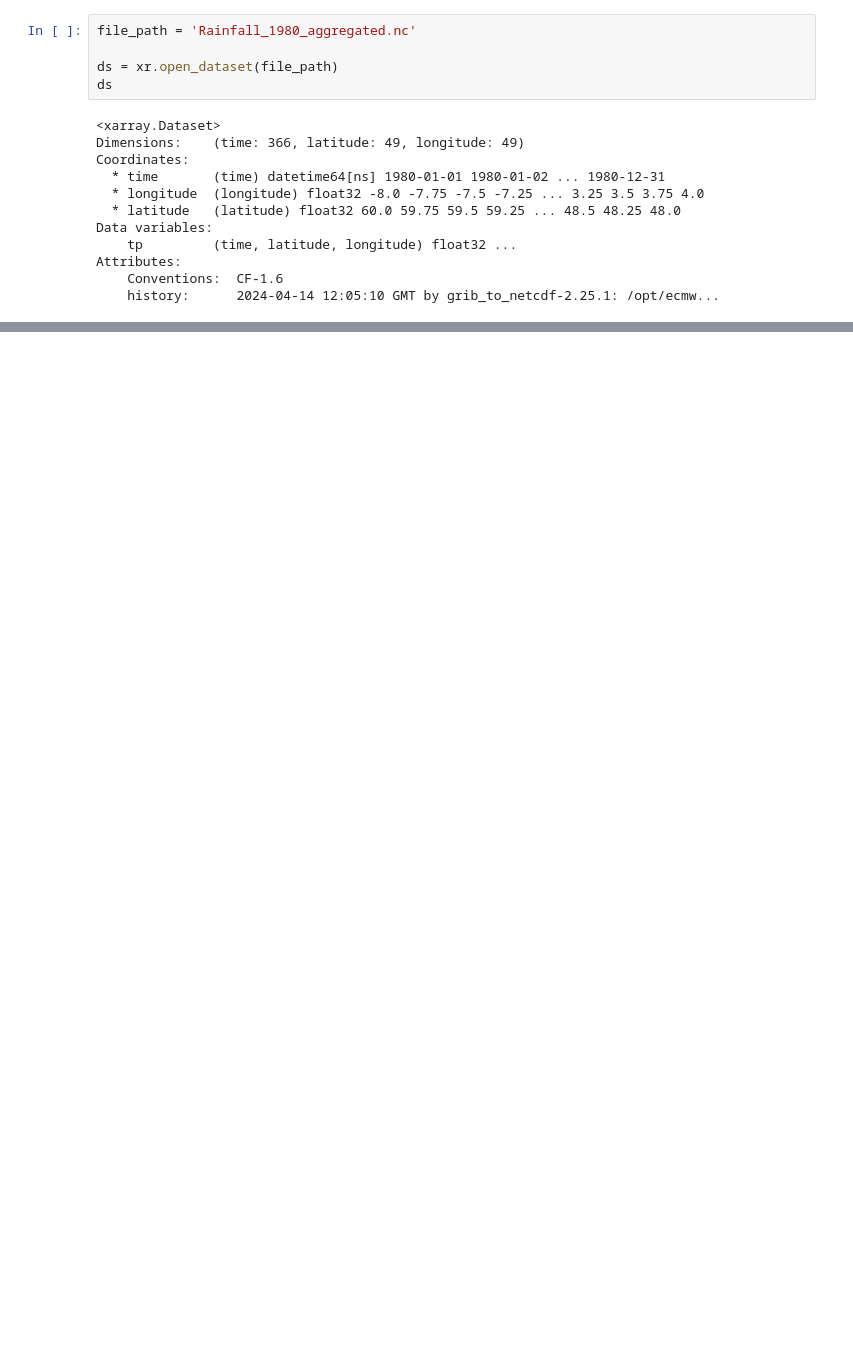
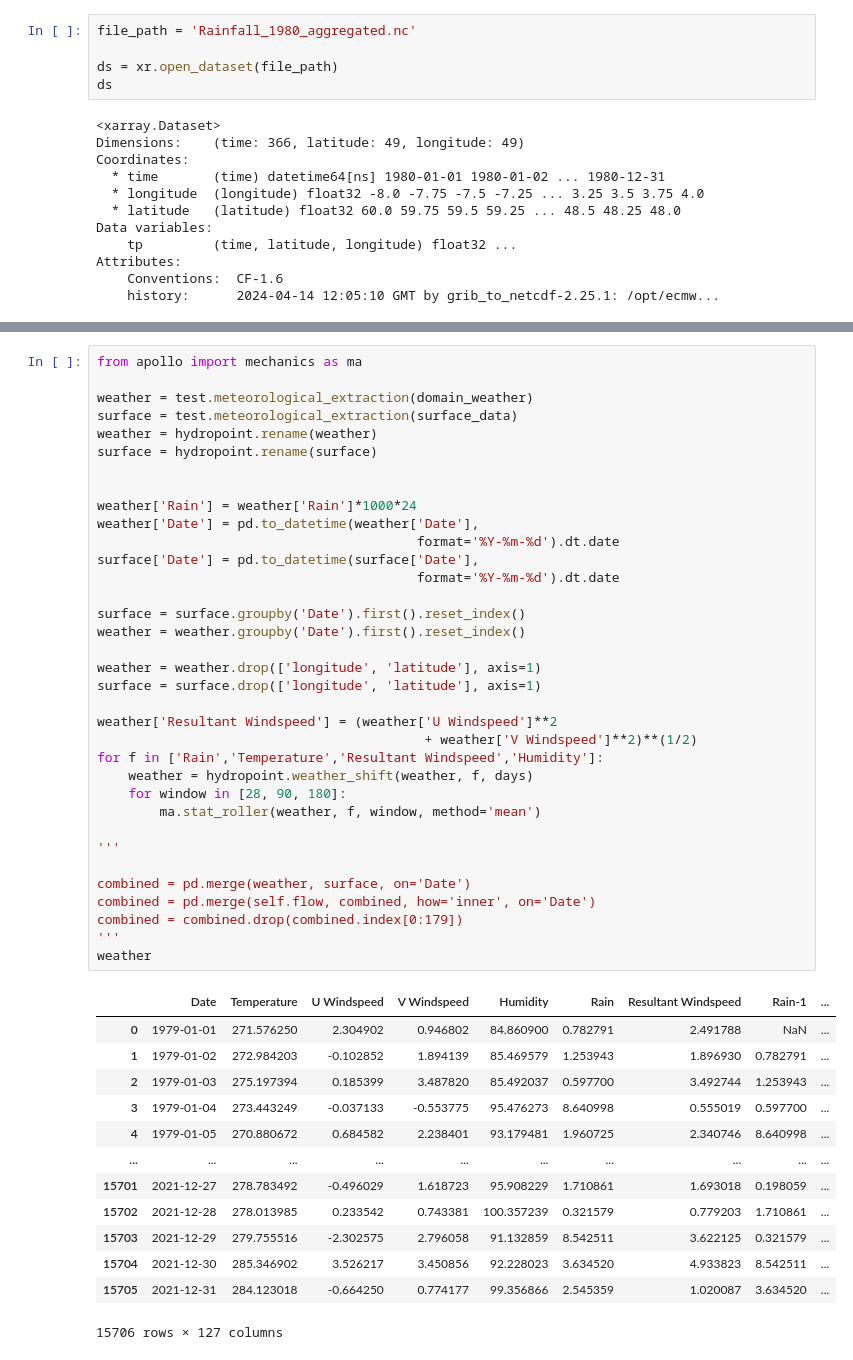
Before and after one commit to AlineGenvision/Lowlands-vs_highlands-streamflow, a Jupyter notebook: data_exploration.ipynb, the cells around one changed output, grey strips where cells are left out. Saved outputs shown, nothing was run; the diff lists cells and outputs as text; blank space fills up the shorter version.

```diff
--- a/data_exploration.ipynb
+++ b/data_exploration.ipynb
@@ -20,0 +128,49 @@ Attributes:
+# %%
+from apollo import mechanics as ma
+
+weather = test.meteorological_extraction(domain_weather)
+surface = test.meteorological_extraction(surface_data)
+weather = hydropoint.rename(weather)
+surface = hydropoint.rename(surface)
+
+
+weather['Rain'] = weather['Rain']*1000*24
+weather['Date'] = pd.to_datetime(weather['Date'],
+                                         format='%Y-%m-%d').dt.date
+surface['Date'] = pd.to_datetime(surface['Date'],
+                                         format='%Y-%m-%d').dt.date
+
+surface = surface.groupby('Date').first().reset_index()
+weather = weather.groupby('Date').first().reset_index()
+
+weather = weather.drop(['longitude', 'latitude'], axis=1)
+surface = surface.drop(['longitude', 'latitude'], axis=1)
+
+weather['Resultant Windspeed'] = (weather['U Windspeed']**2
+                                          + weather['V Windspeed']**2)**(1/2)
+for f in ['Rain','Temperature','Resultant Windspeed','Humidity']:
+    weather = hydropoint.weather_shift(weather, f, days)
+    for window in [28, 90, 180]:
+        ma.stat_roller(weather, f, window, method='mean')
+
+'''
+
+combined = pd.merge(weather, surface, on='Date')
+combined = pd.merge(self.flow, combined, how='inner', on='Date')
+combined = combined.drop(combined.index[0:179])
+'''
+weather
+# %% [output]
+|  | Date | Temperature | U Windspeed | V Windspeed | Humidity | Rain | Resultant Windspeed | Rain-1 | ... |
+| 0 | 1979-01-01 | 271.576250 | 2.304902 | 0.946802 | 84.860900 | 0.782791 | 2.491788 | NaN | ... |
+| 1 | 1979-01-02 | 272.984203 | -0.102852 | 1.894139 | 85.469579 | 1.253943 | 1.896930 | 0.782791 | ... |
+| 2 | 1979-01-03 | 275.197394 | 0.185399 | 3.487820 | 85.492037 | 0.597700 | 3.492744 | 1.253943 | ... |
+| 3 | 1979-01-04 | 273.443249 | -0.037133 | -0.553775 | 95.476273 | 8.640998 | 0.555019 | 0.597700 | ... |
+| 4 | 1979-01-05 | 270.880672 | 0.684582 | 2.238401 | 93.179481 | 1.960725 | 2.340746 | 8.640998 | ... |
+| ... | ... | ... | ... | ... | ... | ... | ... | ... | ... |
+| 15701 | 2021-12-27 | 278.783492 | -0.496029 | 1.618723 | 95.908229 | 1.710861 | 1.693018 | 0.198059 | ... |
+| 15702 | 2021-12-28 | 278.013985 | 0.233542 | 0.743381 | 100.357239 | 0.321579 | 0.779203 | 1.710861 | ... |
+| 15703 | 2021-12-29 | 279.755516 | -2.302575 | 2.796058 | 91.132859 | 8.542511 | 3.622125 | 0.321579 | ... |
+| 15704 | 2021-12-30 | 285.346902 | 3.526217 | 3.450856 | 92.228023 | 3.634520 | 4.933823 | 8.542511 | ... |
+| 15705 | 2021-12-31 | 284.123018 | -0.664250 | 0.774177 | 99.356866 | 2.545359 | 1.020087 | 3.634520 | ... |
+15706 rows × 127 columns
```
Also changed, not shown: parts of 10 cells of this notebook, 8 other files.
